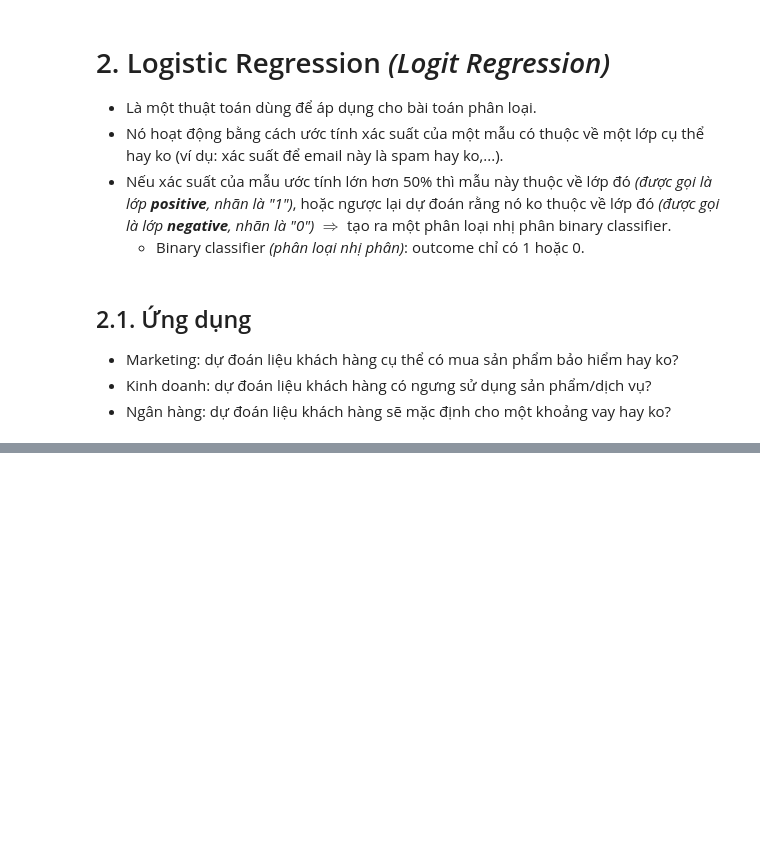
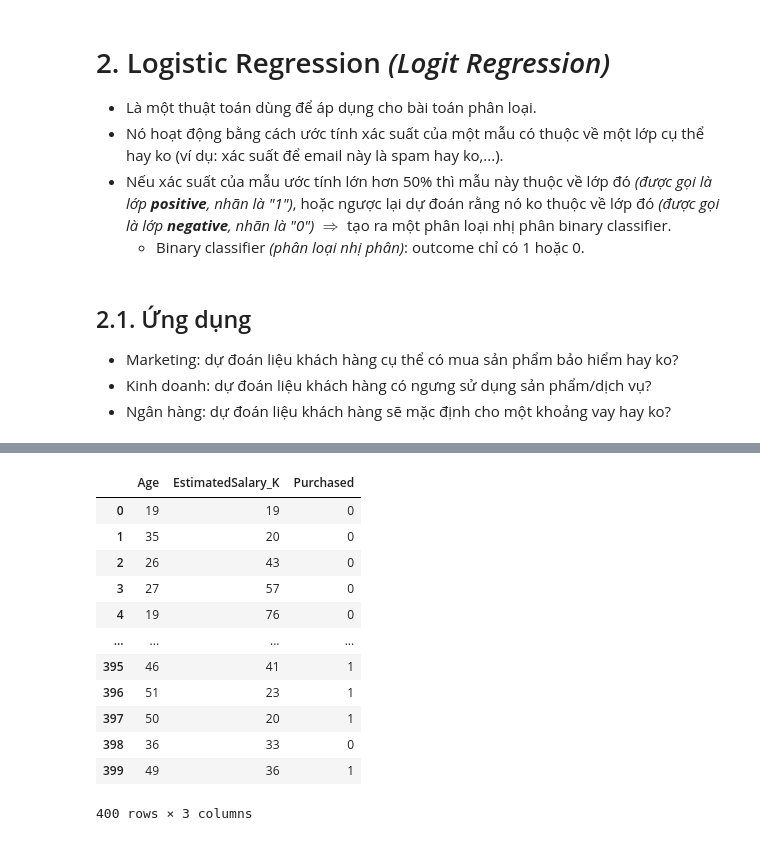
Before and after one commit to cuongpiger/CSC_Machine_Learning_with_Python, a Jupyter notebook: Chapter 3. Supervised Learning - Classification - Logistic Regression/demo.ipynb, the cells around one changed output, grey strips where cells are left out. Drawn from its saved outputs; the diff is of its cells as text; code cells hidden in the pictures; blank space fills up the shorter version.

```diff
--- a/Chapter 3. Supervised Learning - Classification - Logistic Regression/demo.ipynb
+++ b/Chapter 3. Supervised Learning - Classification - Logistic Regression/demo.ipynb
@@ -44,0 +87,18 @@
+# %%
+raw_data = CPandasFile().readCsv(r'./data/Social_Network_Ads.csv', ['Age', 'EstimatedSalary_K', 'Purchased'])
+
+raw_data
+# %% [output]
+|  | Age | EstimatedSalary_K | Purchased |
+| 0 | 19 | 19 | 0 |
+| 1 | 35 | 20 | 0 |
+| 2 | 26 | 43 | 0 |
+| 3 | 27 | 57 | 0 |
+| 4 | 19 | 76 | 0 |
+| ... | ... | ... | ... |
+| 395 | 46 | 41 | 1 |
+| 396 | 51 | 23 | 1 |
+| 397 | 50 | 20 | 1 |
+| 398 | 36 | 33 | 0 |
+| 399 | 49 | 36 | 1 |
+400 rows × 3 columns
```
Also changed, not shown: parts of 28 cells of this notebook, 7 other files.
